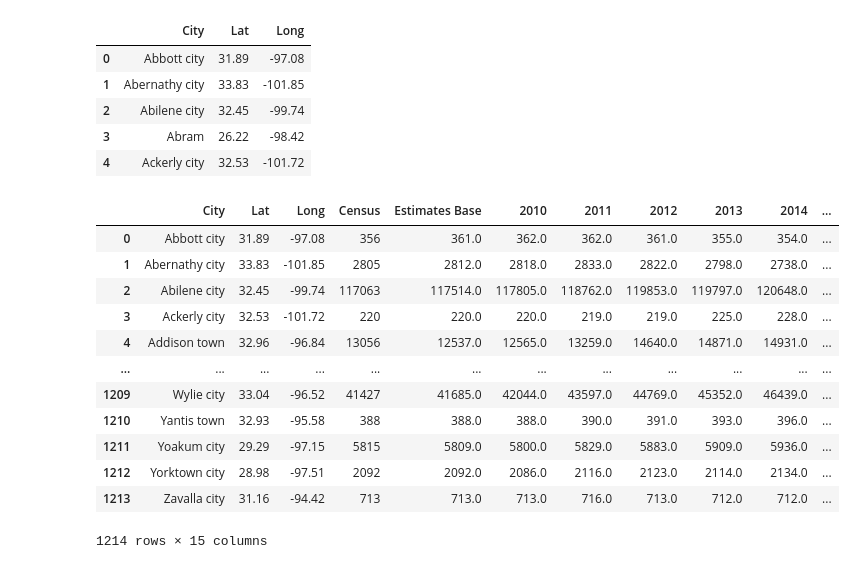
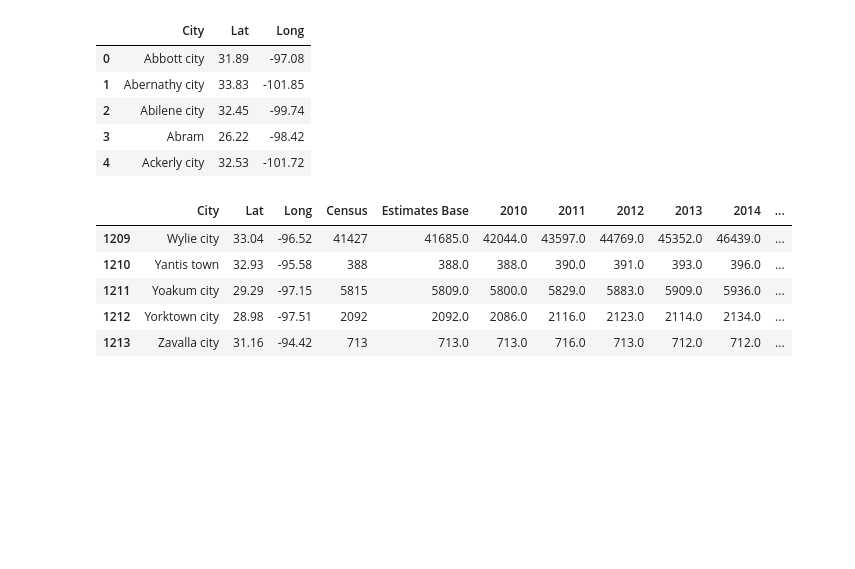
Before and after one commit to Sehun-Joo/CSCE447, a Jupyter notebook: Untitled.ipynb, the cells around one changed output. Saved outputs shown, nothing was run; the diff lists cells and outputs as text; code cells hidden in the pictures; blank space fills up the shorter version.

```diff
--- a/Untitled.ipynb
+++ b/Untitled.ipynb
@@ -25,18 +25,11 @@ lat_long_df.head()
 | 3 | Abram | 26.22 | -98.42 |
 | 4 | Ackerly city | 32.53 | -101.72 |
 # %%
-pd.merge(lat_long_df, census_df, on='City')
+df =pd.merge(lat_long_df, census_df, on='City')
 # %% [output]
 |  | City | Lat | Long | Census | Estimates Base | 2010 | 2011 | 2012 | 2013 | 2014 | ... |
-| 0 | Abbott city | 31.89 | -97.08 | 356 | 361.0 | 362.0 | 362.0 | 361.0 | 355.0 | 354.0 | ... |
-| 1 | Abernathy city | 33.83 | -101.85 | 2805 | 2812.0 | 2818.0 | 2833.0 | 2822.0 | 2798.0 | 2738.0 | ... |
-| 2 | Abilene city | 32.45 | -99.74 | 117063 | 117514.0 | 117805.0 | 118762.0 | 119853.0 | 119797.0 | 120648.0 | ... |
-| 3 | Ackerly city | 32.53 | -101.72 | 220 | 220.0 | 220.0 | 219.0 | 219.0 | 225.0 | 228.0 | ... |
-| 4 | Addison town | 32.96 | -96.84 | 13056 | 12537.0 | 12565.0 | 13259.0 | 14640.0 | 14871.0 | 14931.0 | ... |
-| ... | ... | ... | ... | ... | ... | ... | ... | ... | ... | ... | ... |
 | 1209 | Wylie city | 33.04 | -96.52 | 41427 | 41685.0 | 42044.0 | 43597.0 | 44769.0 | 45352.0 | 46439.0 | ... |
 | 1210 | Yantis town | 32.93 | -95.58 | 388 | 388.0 | 388.0 | 390.0 | 391.0 | 393.0 | 396.0 | ... |
 | 1211 | Yoakum city | 29.29 | -97.15 | 5815 | 5809.0 | 5800.0 | 5829.0 | 5883.0 | 5909.0 | 5936.0 | ... |
 | 1212 | Yorktown city | 28.98 | -97.51 | 2092 | 2092.0 | 2086.0 | 2116.0 | 2123.0 | 2114.0 | 2134.0 | ... |
 | 1213 | Zavalla city | 31.16 | -94.42 | 713 | 713.0 | 713.0 | 716.0 | 713.0 | 712.0 | 712.0 | ... |
-1214 rows × 15 columns
```
Also changed, not shown: parts of 2 cells of this notebook.
